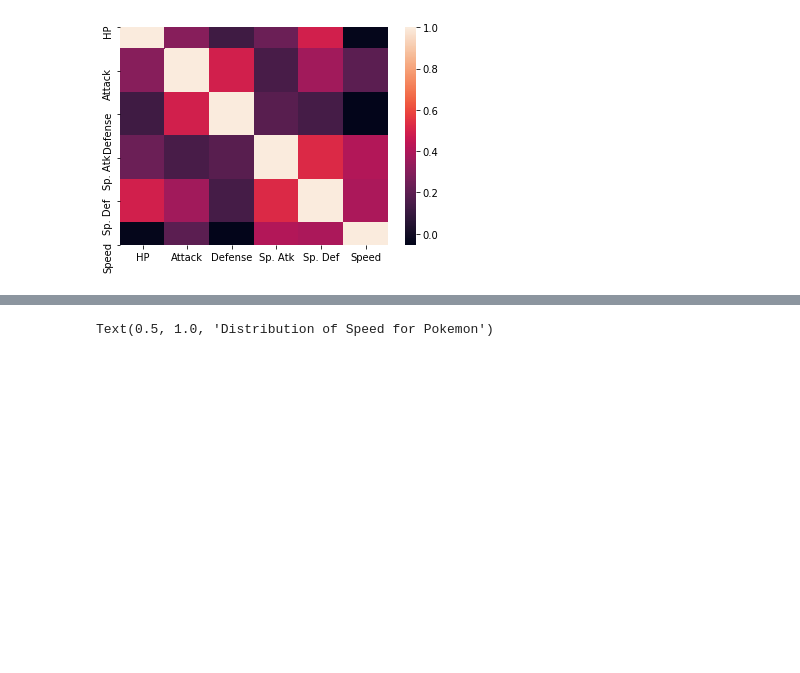
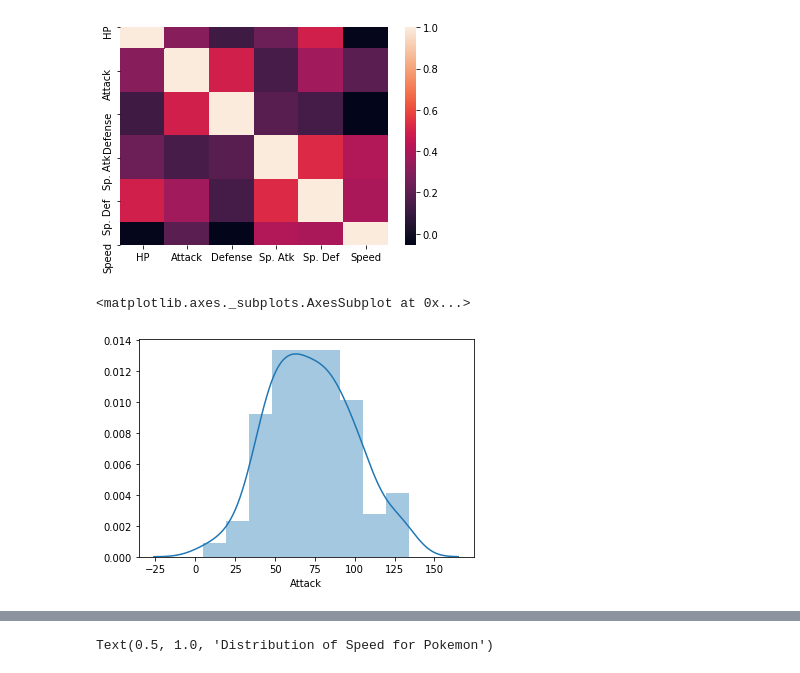
Before and after one commit to iamdraza/University-Practicals, a Jupyter notebook: COMP6200 Week 4.ipynb, the cells around one changed output, grey strips where cells are left out. Saved outputs shown, nothing was run; the diff lists cells and outputs as text; code cells hidden in the pictures; blank space fills up the shorter version.

```diff
--- a/COMP6200 Week 4.ipynb
+++ b/COMP6200 Week 4.ipynb
@@ -68,3 +62,8 @@ sns.heatmap(corr)
 # %% [output]
 <matplotlib.axes._subplots.AxesSubplot at 0x...>
 [figure]
+# %%
+sns.distplot(df.Attack)
+# %% [output]
+<matplotlib.axes._subplots.AxesSubplot at 0x...>
+[figure, added]
```
Also changed, not shown: parts of 3 cells of this notebook.
